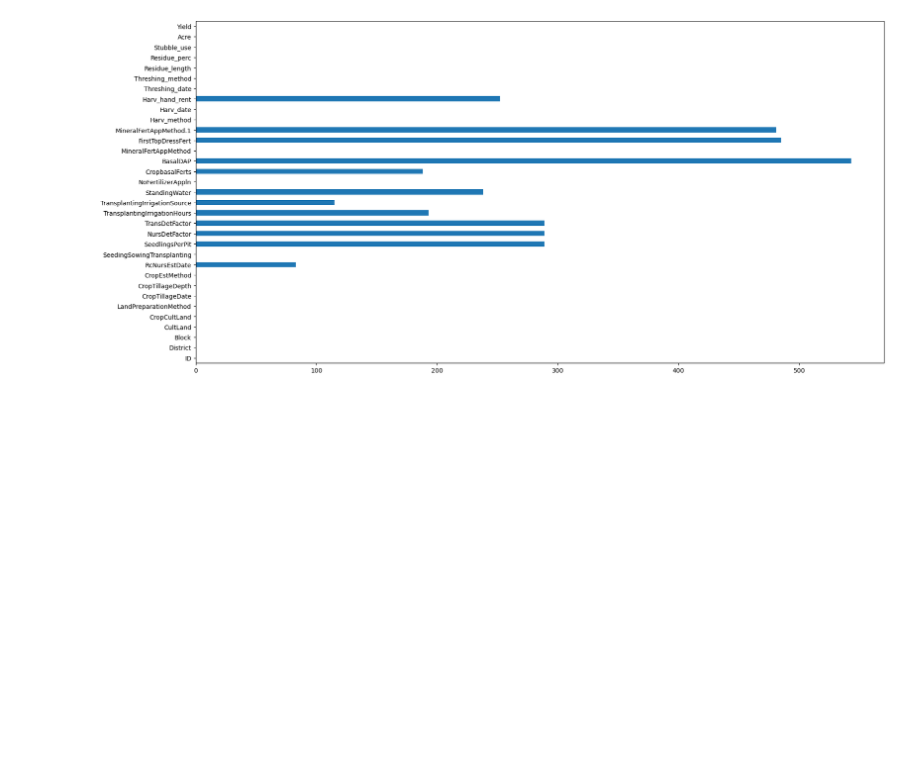
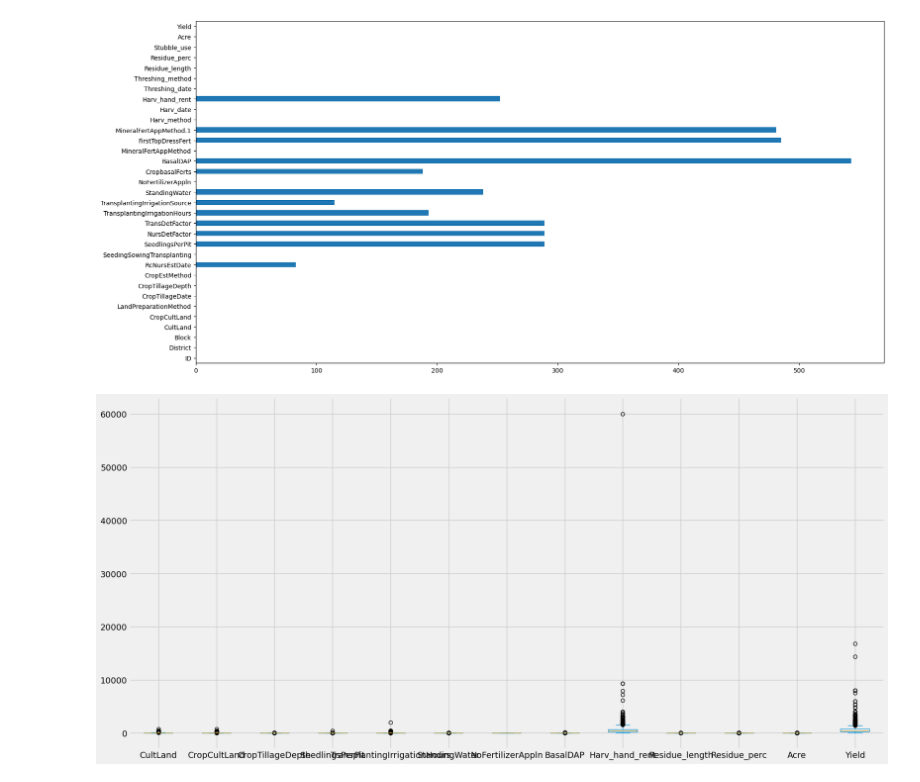
Before and after one commit to JOHNMARK-cmd/phase5project, a Jupyter notebook: GROUP-SIX.ipynb, the cells around one changed output. Cells and saved outputs as stored; diff of their text form; code cells hidden in the pictures; blank space fills up the shorter version.

```diff
--- a/GROUP-SIX.ipynb
+++ b/GROUP-SIX.ipynb
@@ -301,3 +344,9 @@ train.isnull().sum().plot(kind='barh', figsize=(20, 10))
 plt.show()
 # %% [output]
 [figure]
+# %%
+# checking outliers
+train.plot(kind='box', figsize=(20, 10))
+plt.show()
+# %% [output]
+[figure, added]
```
Also changed, not shown: parts of 4 cells of this notebook.
